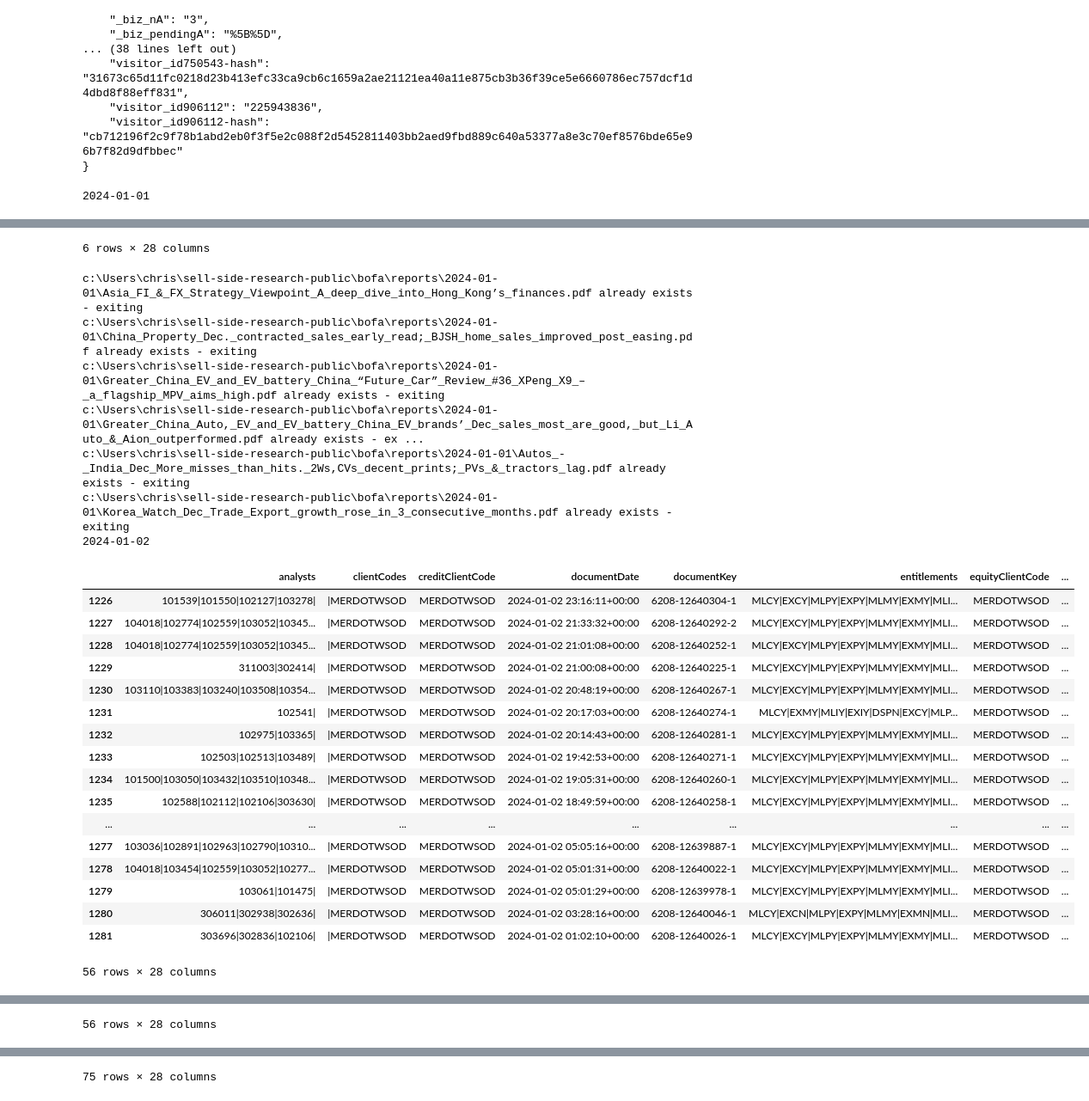
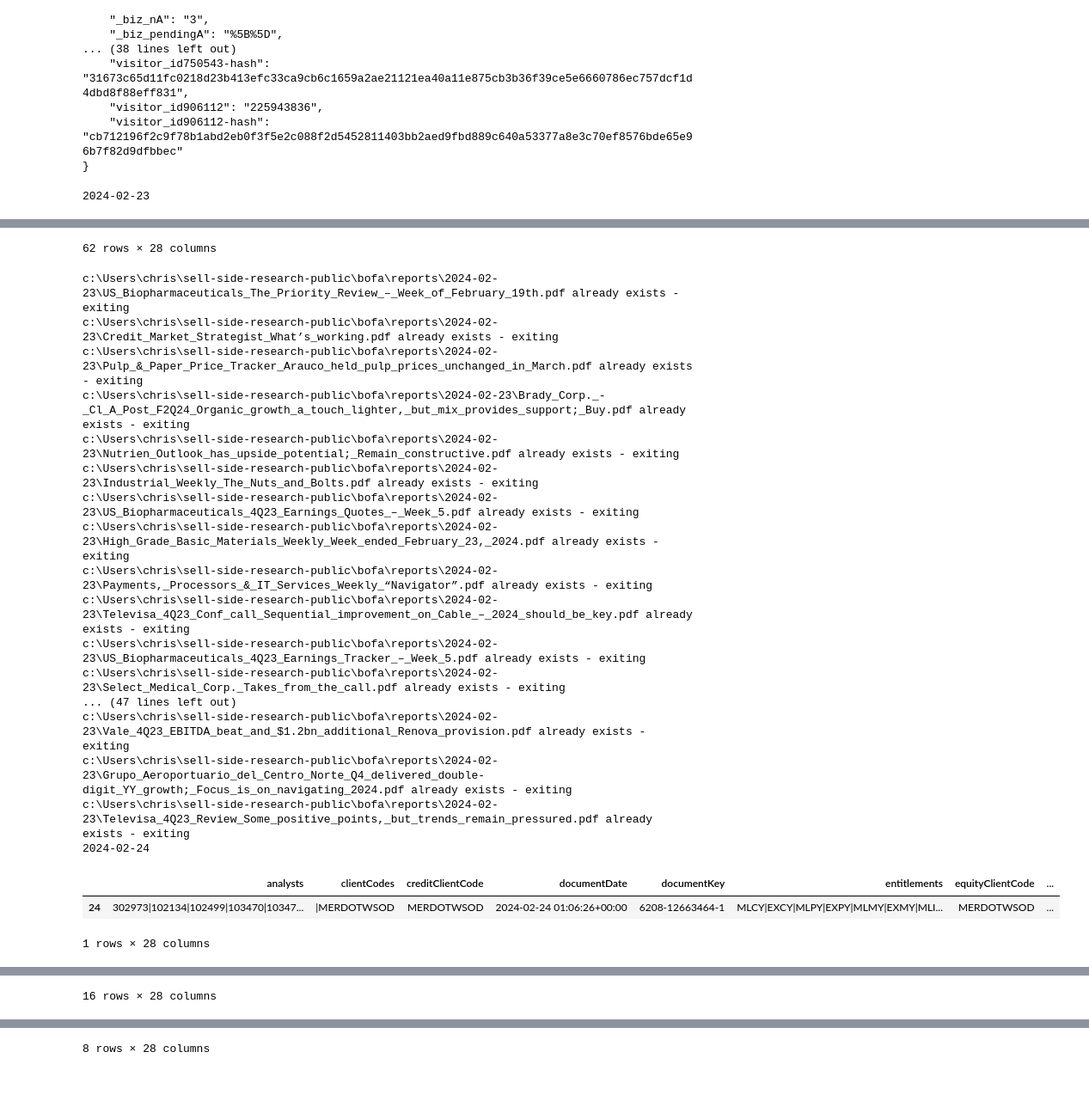
Before and after one commit to Junyi95/sell-side-research-public, a Jupyter notebook: bofa/bofa.ipynb, the cells around one changed output, grey strips where cells are left out. Shown at 86% size. Cells and saved outputs as stored; diff of their text form; code cells hidden in the pictures.

```diff
--- a/bofa/bofa.ipynb
+++ b/bofa/bofa.ipynb
@@ -38,8 +38,9 @@ Search Result Matches:  21
 5 rows × 28 columns
 # %%
 df2 = better_search_bofa_global_research(
-    datetime_from=datetime(2024, 1, 1),
-    datetime_to=datetime(2024, 2, 25),
+    # datetime_from=datetime(2024, 1, 1),
+    # datetime_to=datetime(2024, 2, 25),
+    just_today=True,
     cookie_2165=cookie_2165_string,
     encrypted_session_query=encrypted_session_query_string,
     run_analyst_lookup=False,
@@ -92,7 +86,7 @@ for item in session_cookie_list:
     key, value = item.split("=", 1)
     session_cookies_dict[key] = value
 
-ml_cookies.update(session_cookies_dict)
+# ml_cookies.update(session_cookies_dict)
 
 df2["documentDate"] = pd.to_datetime(df2["documentDate"])
 grouped = df2.groupby(df2["documentDate"].dt.date)
@@ -102,7 +96,7 @@ df2s = {group: group_df for group, group_df in grouped}
 for key, df2 in df2s.items():
     print(key)
     display(df2)
-    bofa_download_reports(df2, cookies=ml_cookies, verbose=True)
+    bofa_download_reports(df2, cookies=session_cookies_dict, verbose=True)
 # %% [output]
-2024-01-01
+2024-02-23
 |  | analysts | clientCodes | creditClientCode | documentDate | documentKey | entitlements | equityClientCode | ... |
@@ -115,26 +114,21 @@ for key, df2 in df2s.items():
-6 rows × 28 columns
+62 rows × 28 columns
-c:\Users\chris\sell-side-research-public\bofa\reports\2024-01-01\Asia_FI_&_FX_Strategy_Viewpoint_A_deep_dive_into_Hong_Kong’s_finances.pdf already exists - exiting
-c:\Users\chris\sell-side-research-public\bofa\reports\2024-01-01\China_Property_Dec._contracted_sales_early_read;_BJSH_home_sales_improved_post_easing.pdf already exists - exiting
-c:\Users\chris\sell-side-research-public\bofa\reports\2024-01-01\Greater_China_EV_and_EV_battery_China_“Future_Car”_Review_#36_XPeng_X9_–_a_flagship_MPV_aims_high.pdf already exists - exiting
-c:\Users\chris\sell-side-research-public\bofa\reports\2024-01-01\Greater_China_Auto,_EV_and_EV_battery_China_EV_brands’_Dec_sales_most_are_good,_but_Li_Auto_&_Aion_outperformed.pdf already exists - ex ...
-c:\Users\chris\sell-side-research-public\bofa\reports\2024-01-01\Autos_-_India_Dec_More_misses_than_hits._2Ws,CVs_decent_prints;_PVs_&_tractors_lag.pdf already exists - exiting
-c:\Users\chris\sell-side-research-public\bofa\reports\2024-01-01\Korea_Watch_Dec_Trade_Export_growth_rose_in_3_consecutive_months.pdf already exists - exiting
-2024-01-02
+c:\Users\chris\sell-side-research-public\bofa\reports\2024-02-23\US_Biopharmaceuticals_The_Priority_Review_–_Week_of_February_19th.pdf already exists - exiting
+c:\Users\chris\sell-side-research-public\bofa\reports\2024-02-23\Credit_Market_Strategist_What’s_working.pdf already exists - exiting
+c:\Users\chris\sell-side-research-public\bofa\reports\2024-02-23\Pulp_&_Paper_Price_Tracker_Arauco_held_pulp_prices_unchanged_in_March.pdf already exists - exiting
+c:\Users\chris\sell-side-research-public\bofa\reports\2024-02-23\Brady_Corp._-_Cl_A_Post_F2Q24_Organic_growth_a_touch_lighter,_but_mix_provides_support;_Buy.pdf already exists - exiting
+c:\Users\chris\sell-side-research-public\bofa\reports\2024-02-23\Nutrien_Outlook_has_upside_potential;_Remain_constructive.pdf already exists - exiting
+c:\Users\chris\sell-side-research-public\bofa\reports\2024-02-23\Industrial_Weekly_The_Nuts_and_Bolts.pdf already exists - exiting
+c:\Users\chris\sell-side-research-public\bofa\reports\2024-02-23\US_Biopharmaceuticals_4Q23_Earnings_Quotes_–_Week_5.pdf already exists - exiting
+c:\Users\chris\sell-side-research-public\bofa\reports\2024-02-23\High_Grade_Basic_Materials_Weekly_Week_ended_February_23,_2024.pdf already exists - exiting
+c:\Users\chris\sell-side-research-public\bofa\reports\2024-02-23\Payments,_Processors_&_IT_Services_Weekly_“Navigator”.pdf already exists - exiting
+c:\Users\chris\sell-side-research-public\bofa\reports\2024-02-23\Televisa_4Q23_Conf_call_Sequential_improvement_on_Cable_–_2024_should_be_key.pdf already exists - exiting
+c:\Users\chris\sell-side-research-public\bofa\reports\2024-02-23\US_Biopharmaceuticals_4Q23_Earnings_Tracker_–_Week_5.pdf already exists - exiting
+c:\Users\chris\sell-side-research-public\bofa\reports\2024-02-23\Select_Medical_Corp._Takes_from_the_call.pdf already exists - exiting
+... (47 lines left out)
+c:\Users\chris\sell-side-research-public\bofa\reports\2024-02-23\Vale_4Q23_EBITDA_beat_and_$1.2bn_additional_Renova_provision.pdf already exists - exiting
+c:\Users\chris\sell-side-research-public\bofa\reports\2024-02-23\Grupo_Aeroportuario_del_Centro_Norte_Q4_delivered_double-digit_YY_growth;_Focus_is_on_navigating_2024.pdf already exists - exiting
+c:\Users\chris\sell-side-research-public\bofa\reports\2024-02-23\Televisa_4Q23_Review_Some_positive_points,_but_trends_remain_pressured.pdf already exists - exiting
+2024-02-24
 |  | analysts | clientCodes | creditClientCode | documentDate | documentKey | entitlements | equityClientCode | ... |
-| 1226 | 101539|101550|102127|103278| | |MERDOTWSOD | MERDOTWSOD | 2024-01-02 23:16:11+00:00 | 6208-12640304-1 | MLCY|EXCY|MLPY|EXPY|MLMY|EXMY|MLI... | MERDOTWSOD | ... |
-| 1227 | 104018|102774|102559|103052|10345... | |MERDOTWSOD | MERDOTWSOD | 2024-01-02 21:33:32+00:00 | 6208-12640292-2 | MLCY|EXCY|MLPY|EXPY|MLMY|EXMY|MLI... | MERDOTWSOD | ... |
-| 1228 | 104018|102774|102559|103052|10345... | |MERDOTWSOD | MERDOTWSOD | 2024-01-02 21:01:08+00:00 | 6208-12640252-1 | MLCY|EXCY|MLPY|EXPY|MLMY|EXMY|MLI... | MERDOTWSOD | ... |
-| 1229 | 311003|302414| | |MERDOTWSOD | MERDOTWSOD | 2024-01-02 21:00:08+00:00 | 6208-12640225-1 | MLCY|EXCY|MLPY|EXPY|MLMY|EXMY|MLI... | MERDOTWSOD | ... |
-| 1230 | 103110|103383|103240|103508|10354... | |MERDOTWSOD | MERDOTWSOD | 2024-01-02 20:48:19+00:00 | 6208-12640267-1 | MLCY|EXCY|MLPY|EXPY|MLMY|EXMY|MLI... | MERDOTWSOD | ... |
-| 1231 | 102541| | |MERDOTWSOD | MERDOTWSOD | 2024-01-02 20:17:03+00:00 | 6208-12640274-1 | MLCY|EXMY|MLIY|EXIY|DSPN|EXCY|MLP... | MERDOTWSOD | ... |
-| 1232 | 102975|103365| | |MERDOTWSOD | MERDOTWSOD | 2024-01-02 20:14:43+00:00 | 6208-12640281-1 | MLCY|EXCY|MLPY|EXPY|MLMY|EXMY|MLI... | MERDOTWSOD | ... |
-| 1233 | 102503|102513|103489| | |MERDOTWSOD | MERDOTWSOD | 2024-01-02 19:42:53+00:00 | 6208-12640271-1 | MLCY|EXCY|MLPY|EXPY|MLMY|EXMY|MLI... | MERDOTWSOD | ... |
-| 1234 | 101500|103050|103432|103510|10348... | |MERDOTWSOD | MERDOTWSOD | 2024-01-02 19:05:31+00:00 | 6208-12640260-1 | MLCY|EXCY|MLPY|EXPY|MLMY|EXMY|MLI... | MERDOTWSOD | ... |
-| 1235 | 102588|102112|102106|303630| | |MERDOTWSOD | MERDOTWSOD | 2024-01-02 18:49:59+00:00 | 6208-12640258-1 | MLCY|EXCY|MLPY|EXPY|MLMY|EXMY|MLI... | MERDOTWSOD | ... |
-| ... | ... | ... | ... | ... | ... | ... | ... | ... |
-| 1277 | 103036|102891|102963|102790|10310... | |MERDOTWSOD | MERDOTWSOD | 2024-01-02 05:05:16+00:00 | 6208-12639887-1 | MLCY|EXCY|MLPY|EXPY|MLMY|EXMY|MLI... | MERDOTWSOD | ... |
-| 1278 | 104018|103454|102559|103052|10277... | |MERDOTWSOD | MERDOTWSOD | 2024-01-02 05:01:31+00:00 | 6208-12640022-1 | MLCY|EXCY|MLPY|EXPY|MLMY|EXMY|MLI... | MERDOTWSOD | ... |
-| 1279 | 103061|101475| | |MERDOTWSOD | MERDOTWSOD | 2024-01-02 05:01:29+00:00 | 6208-12639978-1 | MLCY|EXCY|MLPY|EXPY|MLMY|EXMY|MLI... | MERDOTWSOD | ... |
-| 1280 | 306011|302938|302636| | |MERDOTWSOD | MERDOTWSOD | 2024-01-02 03:28:16+00:00 | 6208-12640046-1 | MLCY|EXCN|MLPY|EXPY|MLMY|EXMN|MLI... | MERDOTWSOD | ... |
-| 1281 | 303696|302836|102106| | |MERDOTWSOD | MERDOTWSOD | 2024-01-02 01:02:10+00:00 | 6208-12640026-1 | MLCY|EXCY|MLPY|EXPY|MLMY|EXMY|MLI... | MERDOTWSOD | ... |
+| 24 | 302973|102134|102499|103470|10347... | |MERDOTWSOD | MERDOTWSOD | 2024-02-24 01:06:26+00:00 | 6208-12663464-1 | MLCY|EXCY|MLPY|EXPY|MLMY|EXMY|MLI... | MERDOTWSOD | ... |
-56 rows × 28 columns
+1 rows × 28 columns
@@ -175 +154 @@ Fetch Finished
-56 rows × 28 columns
+16 rows × 28 columns
@@ -205 +181 @@ Fetch Finished
-75 rows × 28 columns
+8 rows × 28 columns
```
Also changed, not shown: parts of 4 cells of this notebook, 16 other files.
